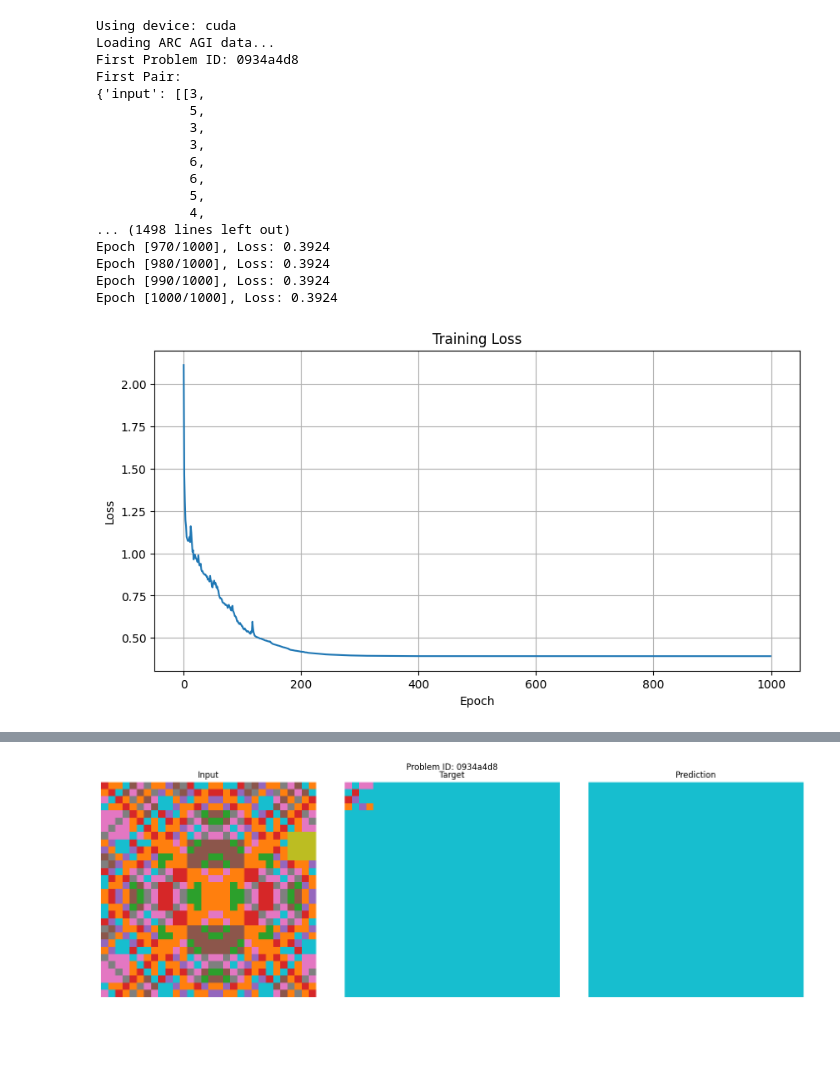
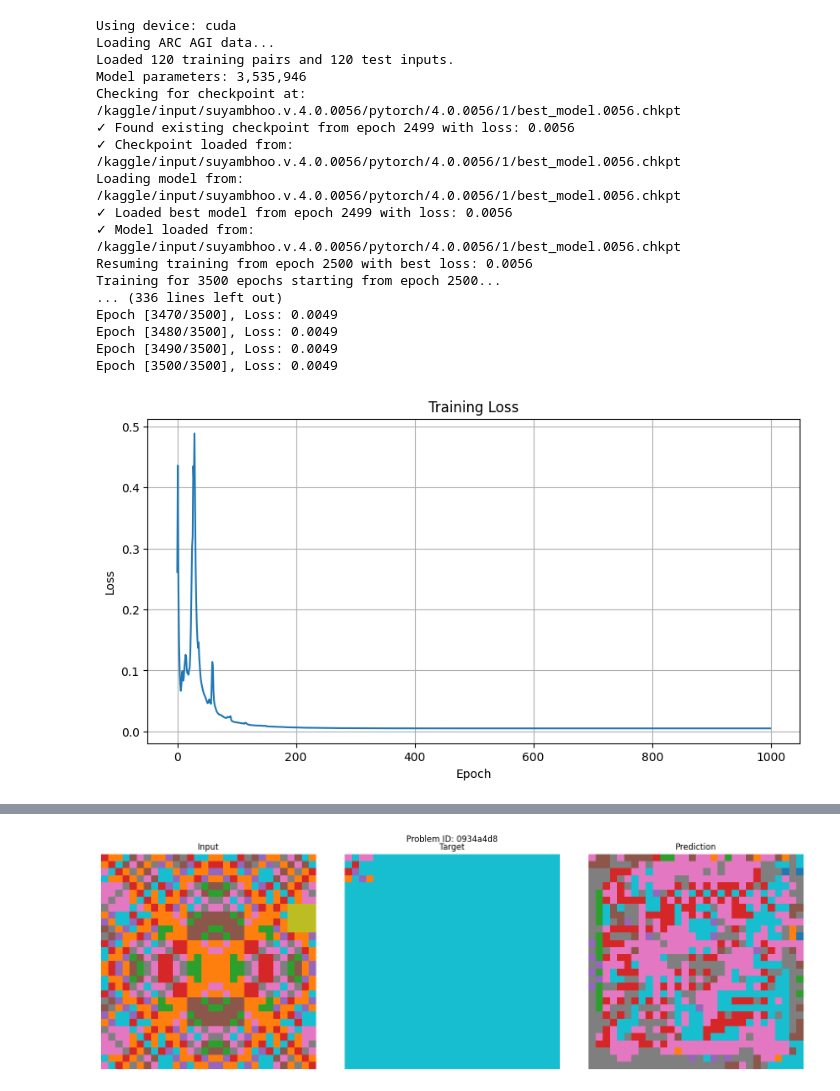
Before and after one commit to RamBITS-AI/Suyambhoo, a Jupyter notebook: arc_neural_network.ipynb, the cells around one changed output, grey strips where cells are left out. Saved outputs shown, nothing was run; the diff lists cells and outputs as text; code cells hidden in the pictures; blank space fills up the shorter version.

Commit message:
Kaggle Notebook | Suyambhoo | Version 4.0.2 (0.0049)

```diff
--- a/arc_neural_network.ipynb
+++ b/arc_neural_network.ipynb
@@ -33,7 +34,7 @@ from torch.utils.data import Dataset, DataLoader
 import matplotlib.pyplot as plt
 from pprint import pprint
 
-NUM_OF_EPOCHS = 1000
+NUM_OF_EPOCHS = 3500
 
 class ARCDataset(Dataset):
     """Dataset class for ARC AGI training data"""
@@ -130,14 +131,14 @@ def load_arc_data(json_path):
         for pair in problem['train']:
             if first:
                 first_problem_id = problem_id
-                print("First Problem ID:", first_problem_id)
-                print("First Pair:")
-                pprint(pair)
+                # print("First Problem ID:", first_problem_id)
+                # print("First Pair:")
+                # pprint(pair)
             inp = one_hot_2d_matrix(pair['input'])
             out = one_hot_2d_matrix(pair['output'])
             if first:
-                print("First Input shape:", inp.shape)
-                print("First Output shape:", out.shape)
+                # print("First Input shape:", inp.shape)
+                # print("First Output shape:", out.shape)
                 first = False
             training_pairs[problem_id] = (inp, out)
         # Test data
@@ -205,7 +206,7 @@ def train_model(model, train_loader, num_epochs=100, device='cpu', start_epoch=0
 
     return losses
 
-def check_existing_checkpoint(checkpoint_path='/kaggle/input/suyambhoo/pytorch/arc-agi-2/1/best_model.chkpt'):
+def check_existing_checkpoint(checkpoint_path):
     """Check if a checkpoint file exists and return the starting epoch"""
     import os
     print(f"Checking for checkpoint at: {checkpoint_path}")
@@ -227,7 +228,7 @@ def check_existing_checkpoint(checkpoint_path='/kaggle/input/suyambhoo/pytorch/a
         print(f"✗ No existing checkpoint found at {checkpoint_path}. Starting training from scratch.")
         return 0
 
-def load_best_model(model, checkpoint_path='/kaggle/input/suyambhoo/pytorch/arc-agi-2/1/best_model.chkpt', device='cpu'):
+def load_best_model(model, checkpoint_path, device='cpu'):
     """Load the best model from checkpoint"""
     print(f"Loading model from: {checkpoint_path}")
     try:
@@ -306,7 +307,7 @@ def main():
     print(f"Model parameters: {sum(p.numel() for p in model.parameters()):,}")
 
     # Check for existing checkpoint from the specified path
-    checkpoint_path = '/kaggle/input/suyambhoo/pytorch/arc-agi-2/1/best_model.chkpt'
+    checkpoint_path = '/kaggle/input/suyambhoo.v.4.0.0056/pytorch/4.0.0056/1/best_model.0056.chkpt'
     start_epoch = check_existing_checkpoint(checkpoint_path)
 
     # Initialize best_loss
@@ -331,7 +332,7 @@ def main():
 
     # Load best model for predictions (use the local best model that was saved during training)
     print("Loading best model for predictions...")
-    model = load_best_model(model, 'best_model.chkpt', device=device)
+    model, _ = load_best_model(model, '/kaggle/working/best_model.chkpt', device=device)
 
     # Generate predictions
     print("Generating predictions for test inputs...")
@@ -357,20 +358,20 @@ if __name__ == "__main__":
 # %% [output]
 Using device: cuda
 Loading ARC AGI data...
-First Problem ID: 0934a4d8
-First Pair:
-{'input': [[3,
-            5,
-            3,
-            3,
-            6,
-            6,
-            5,
-            4,
-... (1498 lines left out)
-Epoch [970/1000], Loss: 0.3924
-Epoch [980/1000], Loss: 0.3924
-Epoch [990/1000], Loss: 0.3924
-Epoch [1000/1000], Loss: 0.3924
+Loaded 120 training pairs and 120 test inputs.
+Model parameters: 3,535,946
+Checking for checkpoint at: /kaggle/input/suyambhoo.v.4.0.0056/pytorch/4.0.0056/1/best_model.0056.chkpt
+✓ Found existing checkpoint from epoch 2499 with loss: 0.0056
+✓ Checkpoint loaded from: /kaggle/input/suyambhoo.v.4.0.0056/pytorch/4.0.0056/1/best_model.0056.chkpt
+Loading model from: /kaggle/input/suyambhoo.v.4.0.0056/pytorch/4.0.0056/1/best_model.0056.chkpt
+✓ Loaded best model from epoch 2499 with loss: 0.0056
+✓ Model loaded from: /kaggle/input/suyambhoo.v.4.0.0056/pytorch/4.0.0056/1/best_model.0056.chkpt
+Resuming training from epoch 2500 with best loss: 0.0056
+Training for 3500 epochs starting from epoch 2500...
+... (336 lines left out)
+Epoch [3470/3500], Loss: 0.0049
+Epoch [3480/3500], Loss: 0.0049
+Epoch [3490/3500], Loss: 0.0049
+Epoch [3500/3500], Loss: 0.0049
-[figure, old version]
+[figure, new version]
 Loading best model for predictions...
@@ -378,5 +381,5 @@ Loaded best model from epoch 620 with loss: 0.3924
 Generating predictions for test inputs...
-[figure, old version]
+[figure, new version]
 Predictions saved to arc_predictions.pt
 
 Training completed!
```
Also changed, not shown: parts of 2 cells of this notebook.
